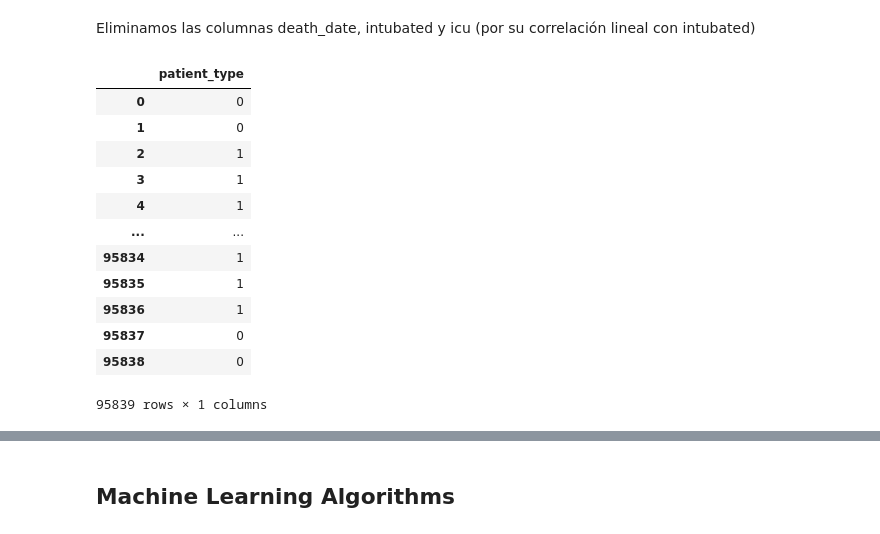
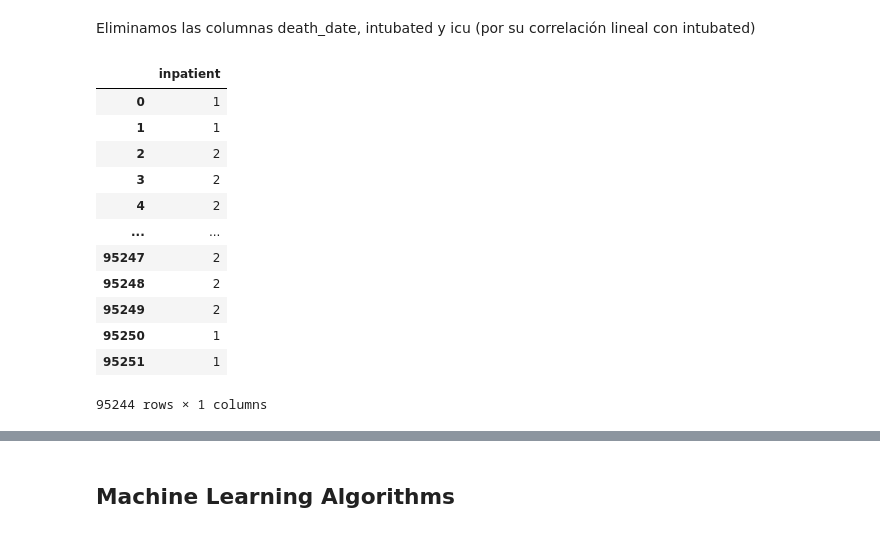
Before and after one commit to szl30n/ProyectosDHDS, a Jupyter notebook: TP3/notebooks/covid-19-ml.ipynb, the cells around one changed output, grey strips where cells are left out. Drawn from its saved outputs; the diff is of its cells as text; code cells hidden in the pictures.

Commit message:
cambio de codificación variable target (quedó sex)

```diff
--- a/TP3/notebooks/covid-19-ml.ipynb
+++ b/TP3/notebooks/covid-19-ml.ipynb
@@ -89,5 +93,5 @@ data['pregnant'] = data['pregnant'].replace([98,97],['N','NA'])
 data['covid'] = data['covid'].replace([3],['NA'])
 
 ##Para target (inpatient): 1 -> 0, 2 -> 1
-data['sex']= data['sex'].replace([1,2],[0,1])
+data['inpatient']= data['inpatient'].replace([1,2],[0,1])
 data.head(5)
@@ -124,0 +113,3 @@ sns.heatmap(old_data.corr().abs(),annot=False,linewidths=.5, cbar_kws={"shrink":
+# %%
+#creo categorias para edad por décadas (puede ser por etapa biologica niños-jovenes-adultos-ancianos)
+data = data.assign(agegroup=pd.cut(data['age'], bins=[0, 10, 20, 30, 40, 50, 60, 70, 80, 90, 100], right=False, labels=["0-9","10-19","20-29","30-39","40-49","50-59","60-69","70-79","80-89","90-99"]))
@@ -124,0 +124,3 @@ sns.heatmap(old_data.corr().abs(),annot=False,linewidths=.5, cbar_kws={"shrink":
+# %%
+#elimino age para no tener dummies
+data.drop(["age"], axis=1, inplace=True)
@@ -124,0 +135,3 @@ sns.heatmap(old_data.corr().abs(),annot=False,linewidths=.5, cbar_kws={"shrink":
+# %%
+#creo variables dummies de todas las columnas menos la target
+data = pd.get_dummies(data=data, columns= data.columns.difference(["inpatient"]),drop_first = True)
@@ -127,25 +152,24 @@ sns.heatmap(old_data.corr().abs(),annot=False,linewidths=.5, cbar_kws={"shrink":
 # %% [markdown]
 Eliminamos las columnas death_date, intubated y icu (por su correlación lineal con intubated)
 # %%
-#sns.heatmap(data.corr().abs(),annot=True)
-x=old_data.drop(["patient_type","icu"],axis=1)
-y=old_data["patient_type"]
+x=data.drop(["inpatient"],axis=1)
+y=data["inpatient"]
 y=pd.DataFrame(y)
 y
 # %% [output]
-|  | patient_type |
-| 0 | 0 |
-| 1 | 0 |
-| 2 | 1 |
-| 3 | 1 |
-| 4 | 1 |
+|  | inpatient |
+| 0 | 1 |
+| 1 | 1 |
+| 2 | 2 |
+| 3 | 2 |
+| 4 | 2 |
 | ... | ... |
-| 95834 | 1 |
-| 95835 | 1 |
-| 95836 | 1 |
-| 95837 | 0 |
-| 95838 | 0 |
+| 95247 | 2 |
+| 95248 | 2 |
+| 95249 | 2 |
+| 95250 | 1 |
+| 95251 | 1 |
-95839 rows × 1 columns
+95244 rows × 1 columns
 # %%
 x_train,x_test,y_train,y_test=train_test_split(x,y,test_size=0.2,random_state=1)
 print ("X_train:" , x_train.shape[0])
```
Also changed, not shown: parts of 66 cells of this notebook, 1 other file.
